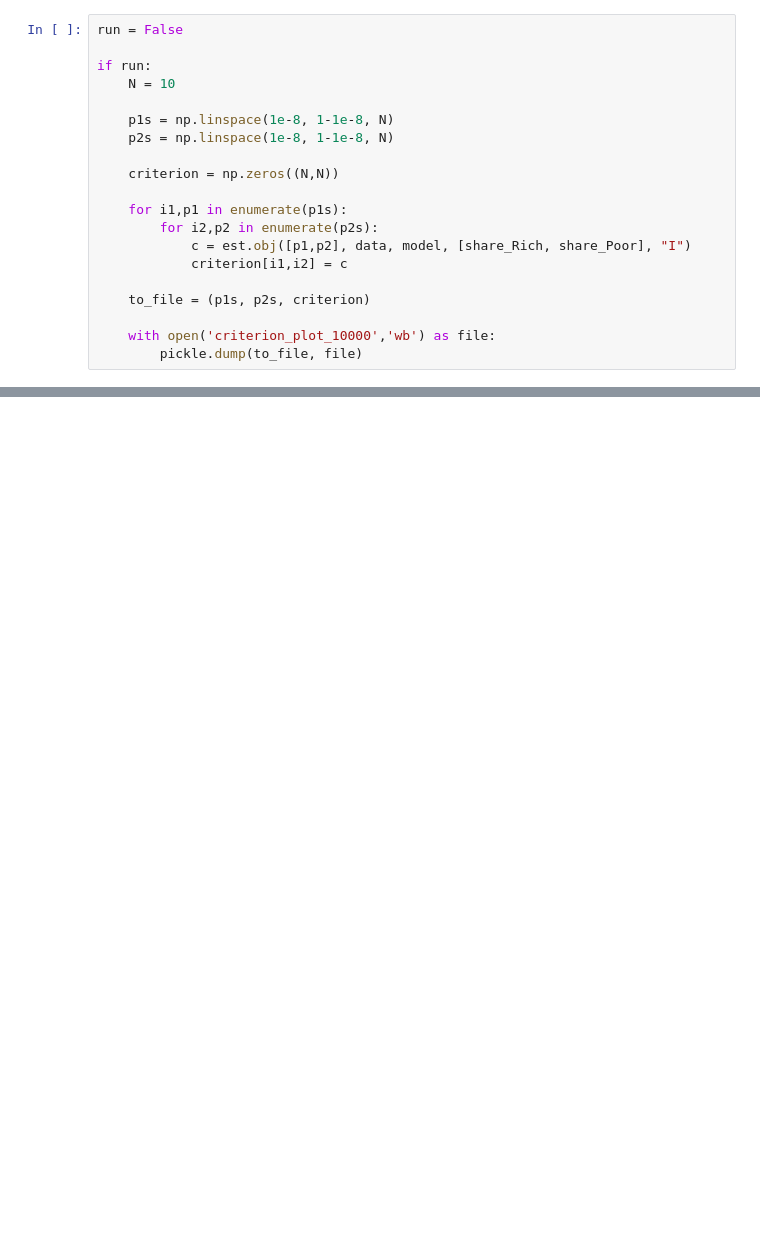
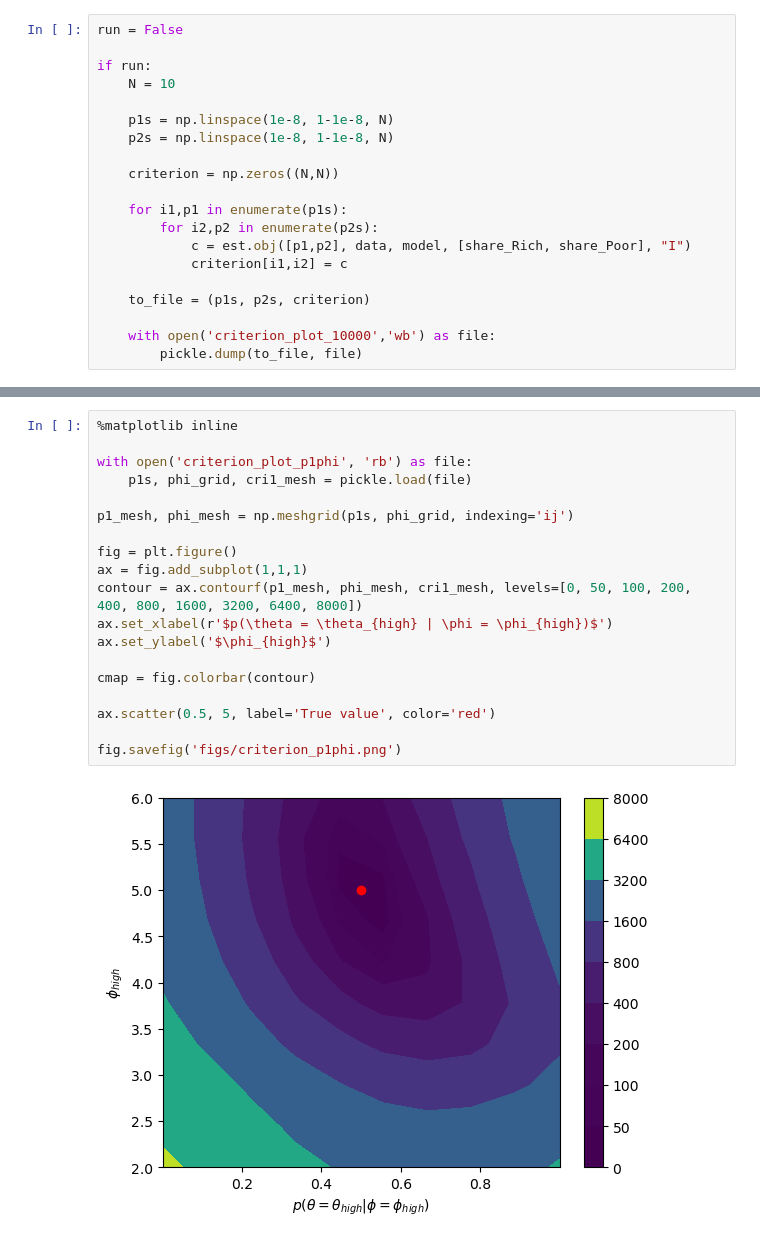
Before and after one commit to ansofol/DP_term_paper, a Jupyter notebook: main_model/test_run.ipynb, the cells around one changed output, grey strips where cells are left out. Saved outputs shown, nothing was run; the diff lists cells and outputs as text; blank space fills up the shorter version.

```diff
--- a/main_model/test_run.ipynb
+++ b/main_model/test_run.ipynb
@@ -719,4 +796,25 @@ if run:
 
     with open('criterion_plot_p1phi','wb') as file:
         pickle.dump(to_file, file)
+# %%
+%matplotlib inline
+
+with open('criterion_plot_p1phi', 'rb') as file:
+    p1s, phi_grid, cri1_mesh = pickle.load(file)
+
+p1_mesh, phi_mesh = np.meshgrid(p1s, phi_grid, indexing='ij')
+
+fig = plt.figure()
+ax = fig.add_subplot(1,1,1)
+contour = ax.contourf(p1_mesh, phi_mesh, cri1_mesh, levels=[0, 50, 100, 200, 400, 800, 1600, 3200, 6400, 8000])
+ax.set_xlabel(r'$p(\theta = \theta_{high} | \phi = \phi_{high})$')
+ax.set_ylabel('$\phi_{high}$')
+
+cmap = fig.colorbar(contour)
+
+ax.scatter(0.5, 5, label='True value', color='red')
+
+fig.savefig('figs/criterion_p1phi.png')
+# %% [output]
+[figure, added]
 # %%
```
Also changed, not shown: parts of 33 cells of this notebook, 19 other files.
